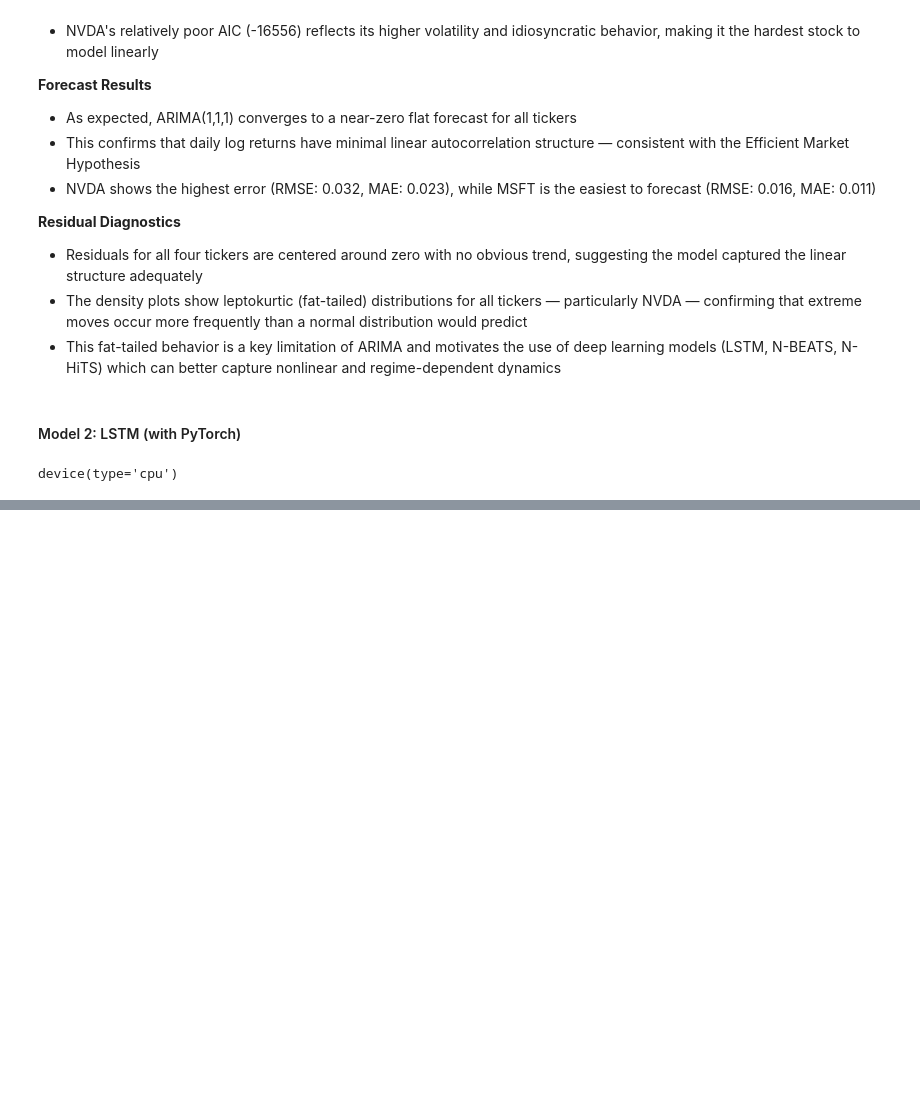
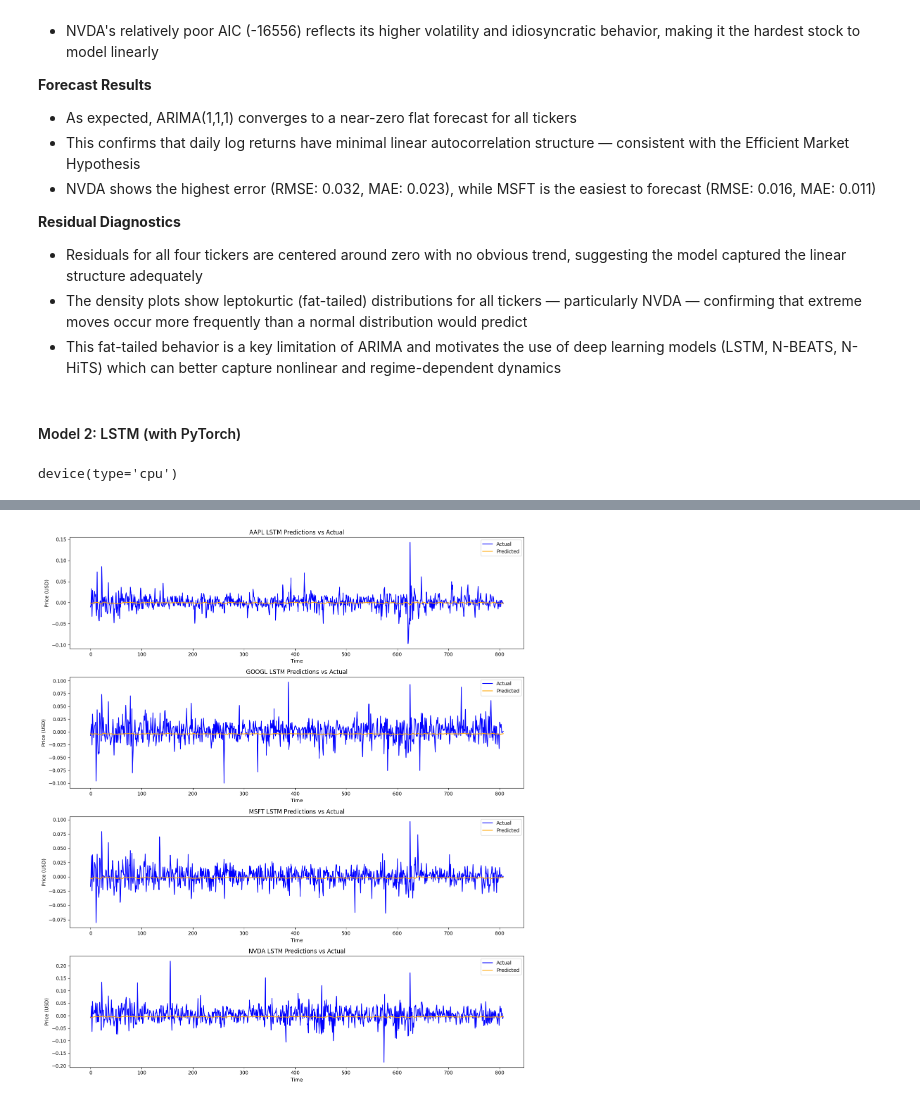
Before and after one commit to tosalam17/Quant-Time-Series-Project, a Jupyter notebook: quant-tsf.ipynb, the cells around one changed output, grey strips where cells are left out. Drawn from its saved outputs; the diff is of its cells as text; code cells hidden in the pictures; blank space fills up the shorter version.

Commit message:
Finished setting up, training, and evaluating my LSTM models, then plotting a graph of the predicted log returns vs the actual log returns

```diff
--- a/quant-tsf.ipynb
+++ b/quant-tsf.ipynb
@@ -577,0 +596,10 @@ for tick in tickers:
+# %%
+#now lets build the actual neural network
+
+#step 1: Convert our data to tensors (neural networks take in tensors as inputs)
+X_train_tensors = {tick: torch.tensor(X_train_vals[tick], dtype = torch.float32) for tick in tickers}
+X_test_tensors = {tick: torch.tensor(X_test_vals[tick], dtype = torch.float32) for tick in tickers}
+y_train_tensors = {tick: torch.tensor(y_train_vals[tick], dtype = torch.float32) for tick in tickers}
+
+train_dataframes = {tick : TensorDataset(X_train_tensors[tick], y_train_tensors[tick]) for tick in tickers}
+train_loaders = {tick: DataLoader(train_dataframes[tick], batch_size = 32, shuffle = False) for tick in tickers}
@@ -577,0 +691,35 @@ for tick in tickers:
+# %%
+#step 5: preditct and inverse transforming our data
+lstm_predictions = {}
+y_test_actual = {}
+
+for tick in tickers:
+    lstm_models[tick].eval()
+    with torch.no_grad():
+        X_test_t = torch.tensor(X_test_vals[tick], dtype=torch.float32).to(device)
+        y_pred_scaled = lstm_models[tick](X_test_t).cpu().numpy()
+
+    # Inverse transform predictions and actual values
+    dummy_pred = np.zeros((len(y_pred_scaled), lstm_train_scaled[tick].shape[1]))
+    dummy_test = np.zeros((len(y_test_vals[tick]), lstm_train_scaled[tick].shape[1]))
+
+    dummy_pred[:, 0] = y_pred_scaled.squeeze()
+    dummy_test[:, 0] = y_test_vals[tick]
+
+    lstm_predictions[tick] = scalers[tick].inverse_transform(dummy_pred)[:, 0]
+    y_test_actual[tick] = scalers[tick].inverse_transform(dummy_test)[:, 0]
+# %%
+fig, axes = plt.subplots(4, 1, figsize=(14, 16))
+
+for i, tick in enumerate(tickers):
+    axes[i].plot(y_test_actual[tick], label='Actual', color='blue')
+    axes[i].plot(lstm_predictions[tick], label='Predicted', color='orange')
+    axes[i].set_title(f'{tick} LSTM Predictions vs Actual')
+    axes[i].set_xlabel('Time')
+    axes[i].set_ylabel('Price (USD)')
+    axes[i].legend()
+
+plt.tight_layout()
+plt.show()
+# %% [output]
+[figure, added]
```
Also changed, not shown: parts of 9 cells of this notebook.
